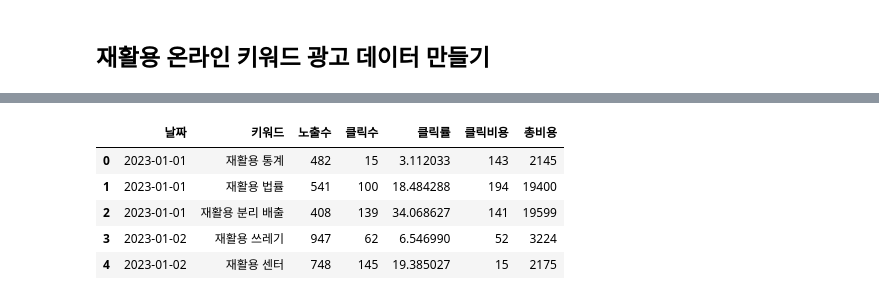
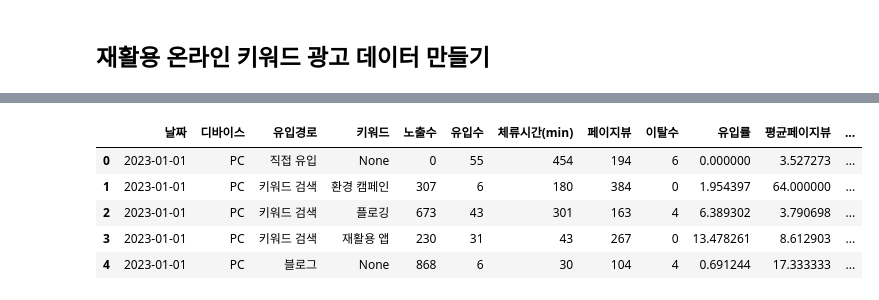
Before and after one commit to jjjjunn/fake_data_for_streamlit_prj, a Jupyter notebook: online.ipynb, the cells around one changed output, grey strips where cells are left out. Cells and saved outputs as stored; diff of their text form; code cells hidden in the pictures.

```diff
--- a/online.ipynb
+++ b/online.ipynb
@@ -63,17 +122,18 @@ data.head(15)  # 상위 15개 데이터 출력
 # %%
-# 클릭률, 클릭비용, 총비용 열 생성
-data["클릭률"] = (data["클릭수"] / data["노출수"]) * 100
-data["클릭비용"] = [random.randint(0, 200) for _ in range(len(data["노출수"]))] # 클릭비용(CPC)의 경우, 랜덤으로 생성
-data["총비용"] = data["클릭수"] * data["클릭비용"]
+# 유입률, 평균 페이지뷰, 이탈률 열 생성
+# 컨텐츠 노출 대비 유입률 : 직접 유입의 경우 노출이 0이므로 에러 뜨지 않게 조건문 사용
+data["유입률"] = data.apply(lambda row: (row["유입수"] / row["노출수"]) * 100  if row["노출수"] > 0 else 0, axis=1)
+data["평균페이지뷰"] = data["페이지뷰"] / data["유입수"] # 1유입 당 페이지뷰
+data["이탈률"] = (data["이탈수"] / data["유입수"]) * 100 # 유입대비 이탈 비율
 
 data.head()
 # %% [output]
-|  | 날짜 | 키워드 | 노출수 | 클릭수 | 클릭률 | 클릭비용 | 총비용 |
-| 0 | 2023-01-01 | 재활용 통계 | 482 | 15 | 3.112033 | 143 | 2145 |
-| 1 | 2023-01-01 | 재활용 법률 | 541 | 100 | 18.484288 | 194 | 19400 |
-| 2 | 2023-01-01 | 재활용 분리 배출 | 408 | 139 | 34.068627 | 141 | 19599 |
-| 3 | 2023-01-02 | 재활용 쓰레기 | 947 | 62 | 6.546990 | 52 | 3224 |
-| 4 | 2023-01-02 | 재활용 센터 | 748 | 145 | 19.385027 | 15 | 2175 |
+|  | 날짜 | 디바이스 | 유입경로 | 키워드 | 노출수 | 유입수 | 체류시간(min) | 페이지뷰 | 이탈수 | 유입률 | 평균페이지뷰 | ... |
+| 0 | 2023-01-01 | PC | 직접 유입 | None | 0 | 55 | 454 | 194 | 6 | 0.000000 | 3.527273 | ... |
+| 1 | 2023-01-01 | PC | 키워드 검색 | 환경 캠페인 | 307 | 6 | 180 | 384 | 0 | 1.954397 | 64.000000 | ... |
+| 2 | 2023-01-01 | PC | 키워드 검색 | 플로깅 | 673 | 43 | 301 | 163 | 4 | 6.389302 | 3.790698 | ... |
+| 3 | 2023-01-01 | PC | 키워드 검색 | 재활용 앱 | 230 | 31 | 43 | 267 | 0 | 13.478261 | 8.612903 | ... |
+| 4 | 2023-01-01 | PC | 블로그 | None | 868 | 6 | 30 | 104 | 4 | 0.691244 | 17.333333 | ... |
 # %%
 # 데이터 정보 확인
 data.info()
```
Also changed, not shown: parts of 6 cells of this notebook, 1 other file.
